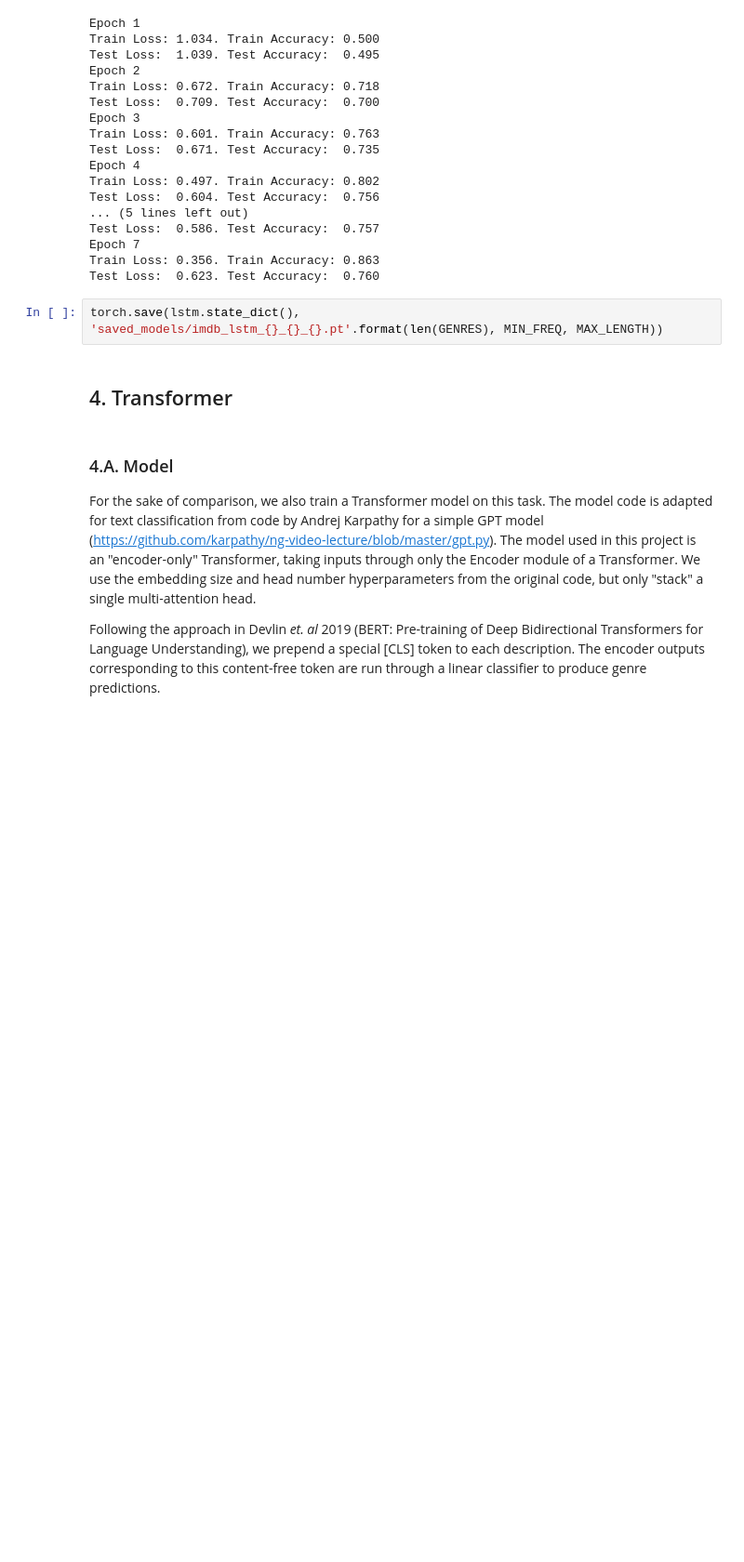
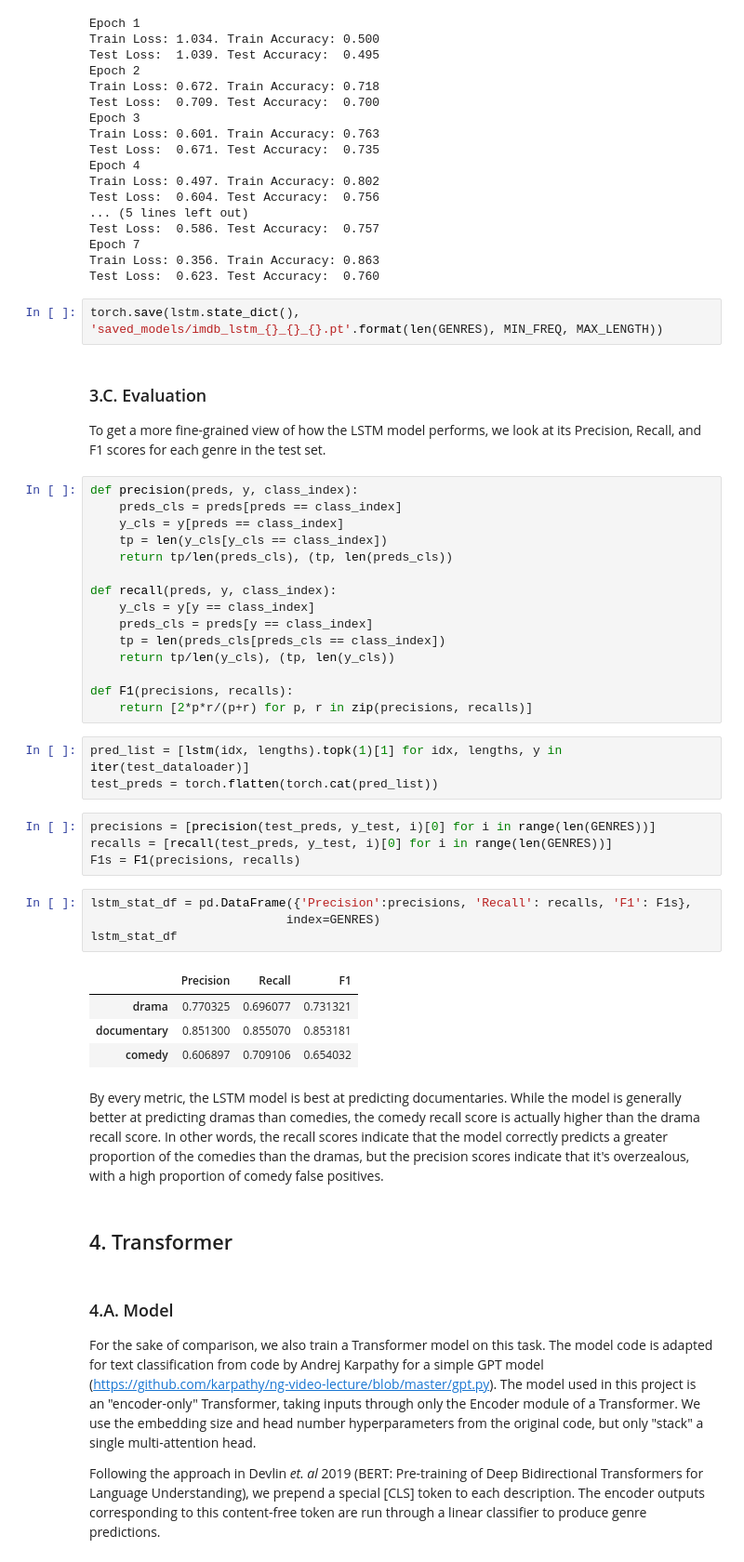
Before and after one commit to stevenbischoff/NLP-Genre-Classification, a Jupyter notebook: IMDB_genre_classification.ipynb, the cells around one changed output. Shown: that part at 93% size. Drawn from its saved outputs; the diff is of its cells as text; blank space fills up the shorter version.

Commit message:
Evaluation

```diff
--- a/IMDB_genre_classification.ipynb
+++ b/IMDB_genre_classification.ipynb
@@ -426,6 +428,43 @@ Train Loss: 0.356. Train Accuracy: 0.863
 Test Loss:  0.623. Test Accuracy:  0.760
 # %%
 torch.save(lstm.state_dict(), 'saved_models/imdb_lstm_{}_{}_{}.pt'.format(len(GENRES), MIN_FREQ, MAX_LENGTH))
+# %% [markdown]
+### 3.C. Evaluation<a name="lstm_evaluation"></a>
+
+To get a more fine-grained view of how the LSTM model performs, we look at its Precision, Recall, and F1 scores for each genre in the test set.
+# %%
+def precision(preds, y, class_index):
+    preds_cls = preds[preds == class_index]
+    y_cls = y[preds == class_index]
+    tp = len(y_cls[y_cls == class_index])
+    return tp/len(preds_cls), (tp, len(preds_cls))
+
+def recall(preds, y, class_index):
+    y_cls = y[y == class_index]
+    preds_cls = preds[y == class_index]
+    tp = len(preds_cls[preds_cls == class_index])
+    return tp/len(y_cls), (tp, len(y_cls))
+
+def F1(precisions, recalls):
+    return [2*p*r/(p+r) for p, r in zip(precisions, recalls)]
+# %%
+pred_list = [lstm(idx, lengths).topk(1)[1] for idx, lengths, y in iter(test_dataloader)]
+test_preds = torch.flatten(torch.cat(pred_list))
+# %%
+precisions = [precision(test_preds, y_test, i)[0] for i in range(len(GENRES))]
+recalls = [recall(test_preds, y_test, i)[0] for i in range(len(GENRES))]
+F1s = F1(precisions, recalls)
+# %%
+lstm_stat_df = pd.DataFrame({'Precision':precisions, 'Recall': recalls, 'F1': F1s},
+                           index=GENRES)
+lstm_stat_df
+# %% [output]
+|  | Precision | Recall | F1 |
+| drama | 0.770325 | 0.696077 | 0.731321 |
+| documentary | 0.851300 | 0.855070 | 0.853181 |
+| comedy | 0.606897 | 0.709106 | 0.654032 |
+# %% [markdown]
+By every metric, the LSTM model is best at predicting documentaries. While the model is generally better at predicting dramas than comedies, the comedy recall score is actually higher than the drama recall score. In other words, the recall scores indicate that the model correctly predicts a greater proportion of the comedies than the dramas, but the precision scores indicate that it's overzealous, with a high proportion of comedy false positives.
 # %% [markdown]
 ## 4. Transformer<a name="transformer"></a>
 # %% [markdown]
```
Also changed, not shown: parts of 16 cells of this notebook, 1 other file.
